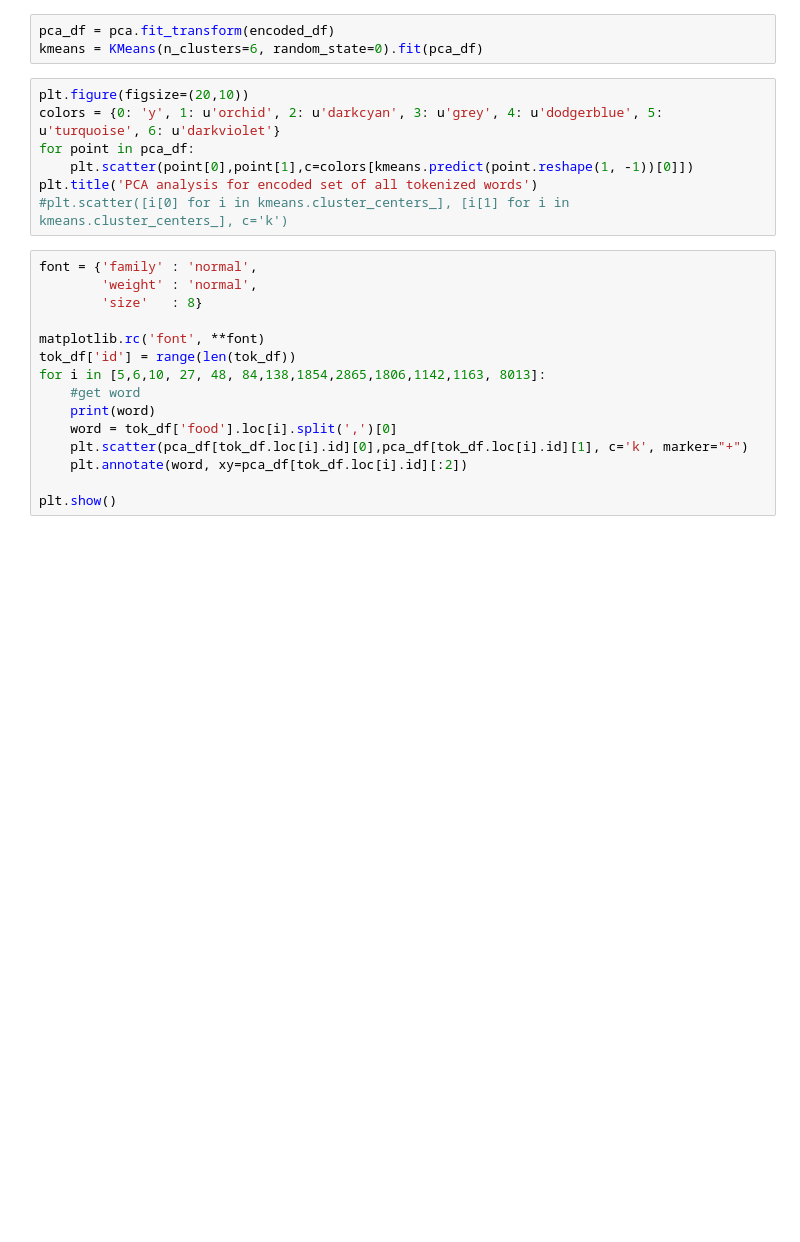
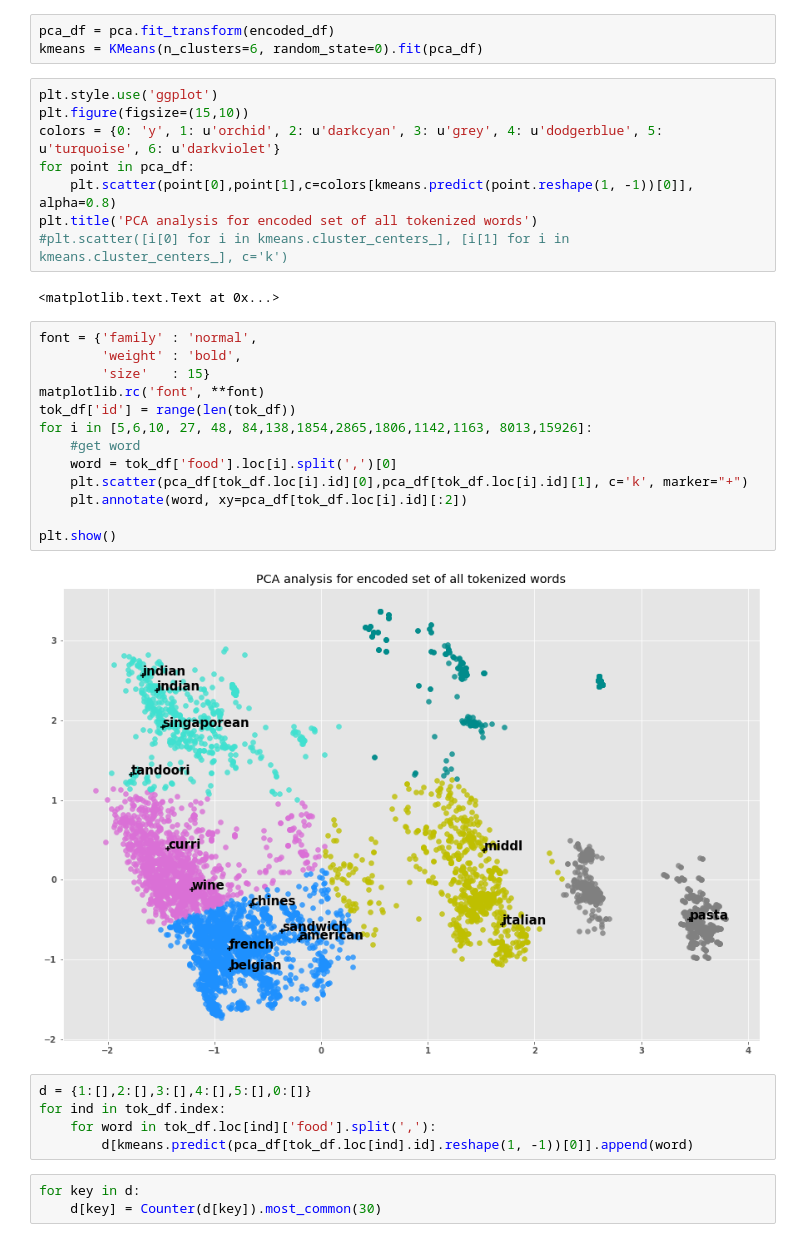
Before and after one commit to aimihat/ic-data-challenge, a Jupyter notebook: Deliveroo – IC Data Challenge.ipynb, the cells around one changed output. Drawn from its saved outputs; the diff is of its cells as text; blank space fills up the shorter version.

```diff
--- a/Deliveroo – IC Data Challenge.ipynb
+++ b/Deliveroo – IC Data Challenge.ipynb
@@ -105,24 +105,35 @@ PCA(copy=True, iterated_power='auto', n_components=2, random_state=None,
 pca_df = pca.fit_transform(encoded_df)
 kmeans = KMeans(n_clusters=6, random_state=0).fit(pca_df)
 # %%
-plt.figure(figsize=(20,10))
+plt.style.use('ggplot')
+plt.figure(figsize=(15,10))
 colors = {0: 'y', 1: u'orchid', 2: u'darkcyan', 3: u'grey', 4: u'dodgerblue', 5: u'turquoise', 6: u'darkviolet'}
 for point in pca_df:
-    plt.scatter(point[0],point[1],c=colors[kmeans.predict(point.reshape(1, -1))[0]])
+    plt.scatter(point[0],point[1],c=colors[kmeans.predict(point.reshape(1, -1))[0]], alpha=0.8)
 plt.title('PCA analysis for encoded set of all tokenized words')
 #plt.scatter([i[0] for i in kmeans.cluster_centers_], [i[1] for i in kmeans.cluster_centers_], c='k')
+# %% [output]
+<matplotlib.text.Text at 0x...>
 # %%
 font = {'family' : 'normal',
-        'weight' : 'normal',
-        'size'   : 8}
-
+        'weight' : 'bold',
+        'size'   : 15}
 matplotlib.rc('font', **font)
 tok_df['id'] = range(len(tok_df))
-for i in [5,6,10, 27, 48, 84,138,1854,2865,1806,1142,1163, 8013]:
+for i in [5,6,10, 27, 48, 84,138,1854,2865,1806,1142,1163, 8013,15926]:
     #get word
-    print(word)
     word = tok_df['food'].loc[i].split(',')[0]
     plt.scatter(pca_df[tok_df.loc[i].id][0],pca_df[tok_df.loc[i].id][1], c='k', marker="+")
     plt.annotate(word, xy=pca_df[tok_df.loc[i].id][:2])
 
 plt.show()
+# %% [output]
+[figure, added]
+# %%
+d = {1:[],2:[],3:[],4:[],5:[],0:[]}
+for ind in tok_df.index:
+    for word in tok_df.loc[ind]['food'].split(','):
+        d[kmeans.predict(pca_df[tok_df.loc[ind].id].reshape(1, -1))[0]].append(word)
+# %%
+for key in d:
+    d[key] = Counter(d[key]).most_common(30)
```
Also changed, not shown: parts of 2 cells of this notebook.
